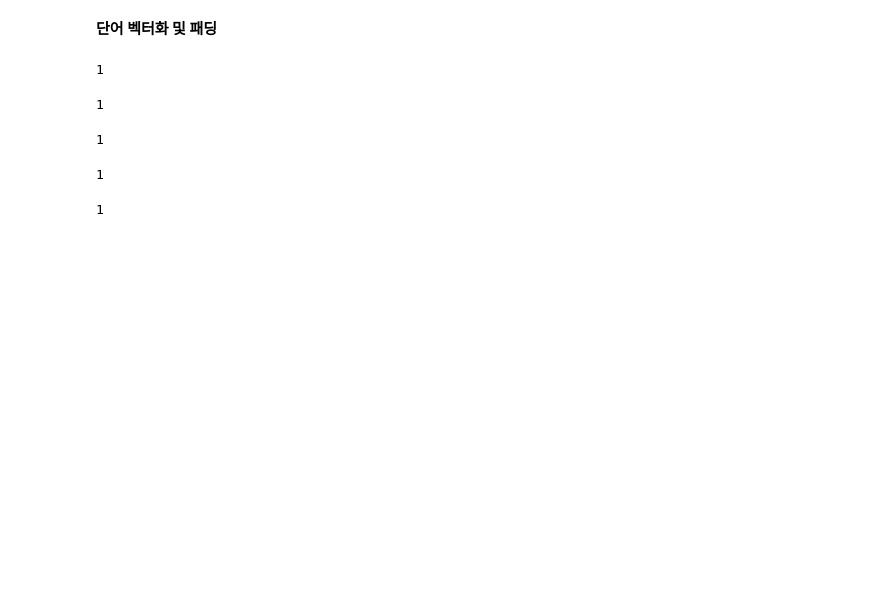
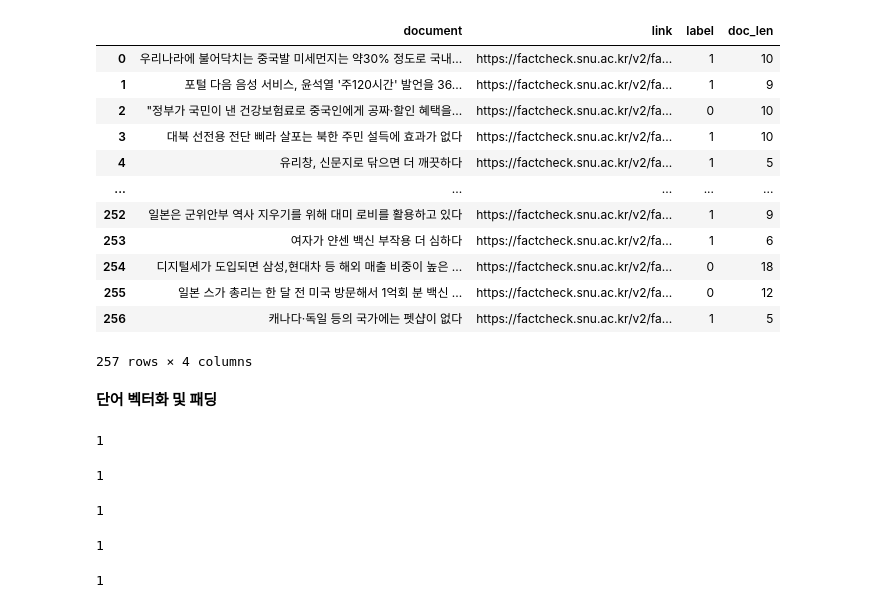
Before and after one commit to dltmdgh579/FactCheck_Service, a Jupyter notebook: Web_Server.ipynb, the cells around one changed output. Saved outputs shown, nothing was run; the diff lists cells and outputs as text; code cells hidden in the pictures; blank space fills up the shorter version.

```diff
--- a/Web_Server.ipynb
+++ b/Web_Server.ipynb
@@ -169,3 +123,19 @@ max_seq_len = np.round(train_df_other['doc_len'].mean() + train_df_other['doc_le
+# %%
+train_df_other
+# %% [output]
+|  | document | link | label | doc_len |
+| 0 | 우리나라에 불어닥치는 중국발 미세먼지는 약30% 정도로 국내... | https://factcheck.snu.ac.kr/v2/fa... | 1 | 10 |
+| 1 | 포털 다음 음성 서비스, 윤석열 '주120시간' 발언을 36... | https://factcheck.snu.ac.kr/v2/fa... | 1 | 9 |
+| 2 | "정부가 국민이 낸 건강보험료로 중국인에게 공짜·할인 혜택을... | https://factcheck.snu.ac.kr/v2/fa... | 0 | 10 |
+| 3 | 대북 선전용 전단 삐라 살포는 북한 주민 설득에 효과가 없다 | https://factcheck.snu.ac.kr/v2/fa... | 1 | 10 |
+| 4 | 유리창, 신문지로 닦으면 더 깨끗하다 | https://factcheck.snu.ac.kr/v2/fa... | 1 | 5 |
+| ... | ... | ... | ... | ... |
+| 252 | 일본은 군위안부 역사 지우기를 위해 대미 로비를 활용하고 있다 | https://factcheck.snu.ac.kr/v2/fa... | 1 | 9 |
+| 253 | 여자가 얀센 백신 부작용 더 심하다 | https://factcheck.snu.ac.kr/v2/fa... | 1 | 6 |
+| 254 | 디지털세가 도입되면 삼성,현대차 등 해외 매출 비중이 높은 ... | https://factcheck.snu.ac.kr/v2/fa... | 0 | 18 |
+| 255 | 일본 스가 총리는 한 달 전 미국 방문해서 1억회 분 백신 ... | https://factcheck.snu.ac.kr/v2/fa... | 0 | 12 |
+| 256 | 캐나다·독일 등의 국가에는 펫샵이 없다 | https://factcheck.snu.ac.kr/v2/fa... | 1 | 5 |
+257 rows × 4 columns
 # %% [markdown]
 **단어 벡터화 및 패딩**
 # %%
```
Also changed, not shown: parts of 7 cells of this notebook.
